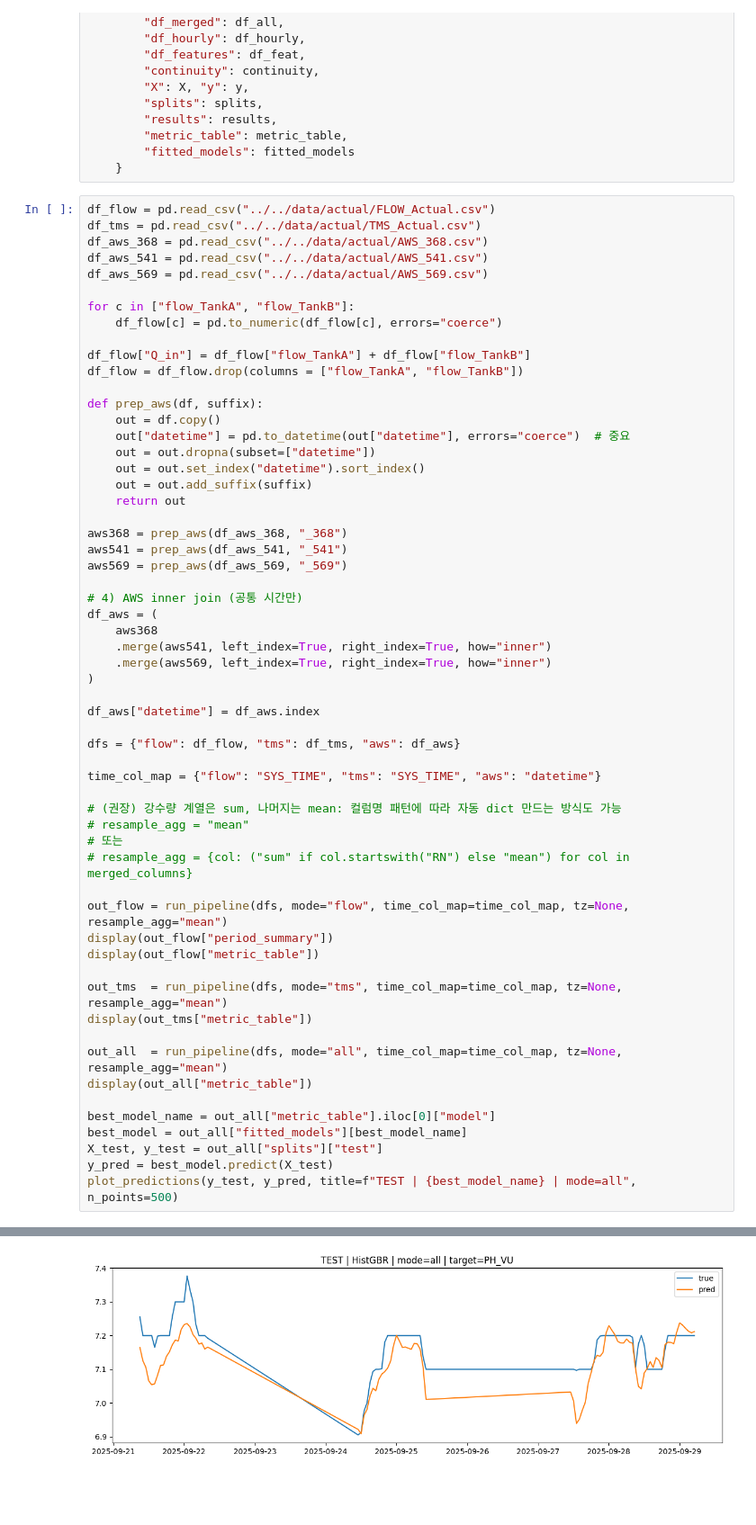
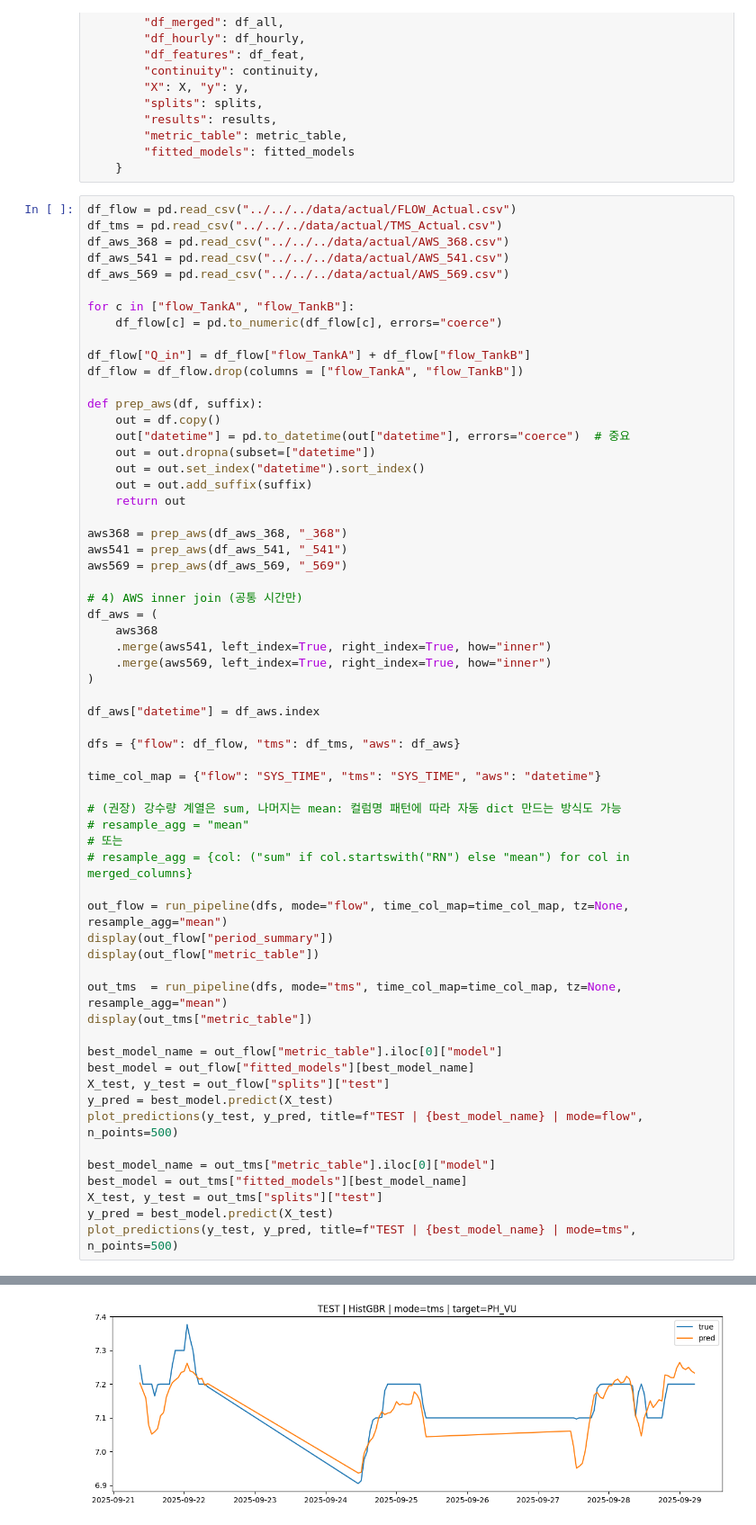
Before and after one commit to choiseungha3123-a11y/project_WWTP, a Jupyter notebook: python/notebook/ML/primary/baseline.ipynb, the cells around one changed output, grey strips where cells are left out. Shown at 90% size. Drawn from its saved outputs; the diff is of its cells as text; blank space fills up the shorter version.

```diff
--- a/python/notebook/ML/primary/baseline.ipynb
+++ b/python/notebook/ML/primary/baseline.ipynb
@@ -421,11 +421,11 @@ def run_pipeline(
         "fitted_models": fitted_models
     }
 # %%
-df_flow = pd.read_csv("../../data/actual/FLOW_Actual.csv")
-df_tms = pd.read_csv("../../data/actual/TMS_Actual.csv")
-df_aws_368 = pd.read_csv("../../data/actual/AWS_368.csv")
-df_aws_541 = pd.read_csv("../../data/actual/AWS_541.csv")
-df_aws_569 = pd.read_csv("../../data/actual/AWS_569.csv")
+df_flow = pd.read_csv("../../../data/actual/FLOW_Actual.csv")
+df_tms = pd.read_csv("../../../data/actual/TMS_Actual.csv")
+df_aws_368 = pd.read_csv("../../../data/actual/AWS_368.csv")
+df_aws_541 = pd.read_csv("../../../data/actual/AWS_541.csv")
+df_aws_569 = pd.read_csv("../../../data/actual/AWS_569.csv")
 
 for c in ["flow_TankA", "flow_TankB"]:
     df_flow[c] = pd.to_numeric(df_flow[c], errors="coerce")
@@ -470,14 +470,17 @@ display(out_flow["metric_table"])
 out_tms  = run_pipeline(dfs, mode="tms", time_col_map=time_col_map, tz=None, resample_agg="mean")
 display(out_tms["metric_table"])
 
-out_all  = run_pipeline(dfs, mode="all", time_col_map=time_col_map, tz=None, resample_agg="mean")
-display(out_all["metric_table"])
+best_model_name = out_flow["metric_table"].iloc[0]["model"]
+best_model = out_flow["fitted_models"][best_model_name]
+X_test, y_test = out_flow["splits"]["test"]
+y_pred = best_model.predict(X_test)
+plot_predictions(y_test, y_pred, title=f"TEST | {best_model_name} | mode=flow", n_points=500)
 
-best_model_name = out_all["metric_table"].iloc[0]["model"]
-best_model = out_all["fitted_models"][best_model_name]
-X_test, y_test = out_all["splits"]["test"]
+best_model_name = out_tms["metric_table"].iloc[0]["model"]
+best_model = out_tms["fitted_models"][best_model_name]
+X_test, y_test = out_tms["splits"]["test"]
 y_pred = best_model.predict(X_test)
-plot_predictions(y_test, y_pred, title=f"TEST | {best_model_name} | mode=all", n_points=500)
+plot_predictions(y_test, y_pred, title=f"TEST | {best_model_name} | mode=tms", n_points=500)
 # %% [output]
 |  | source | start | end | n_rows |
 | 0 | flow | 2025-09-02 23:53:00 | 2025-12-03 10:39:00 | 130732 |
@@ -509,2 +505,2 @@ plot_predictions(y_test, y_pred, title=f"TEST | {best_model_name} | mode=all", n
-[figure, old version]
+[figure, new version]
 [figure]
```
Also changed, not shown: parts of 1 cell of this notebook, 35 other files.
